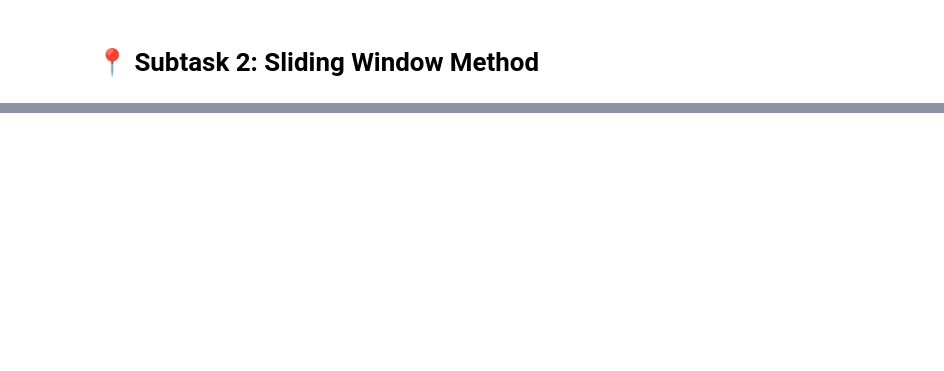
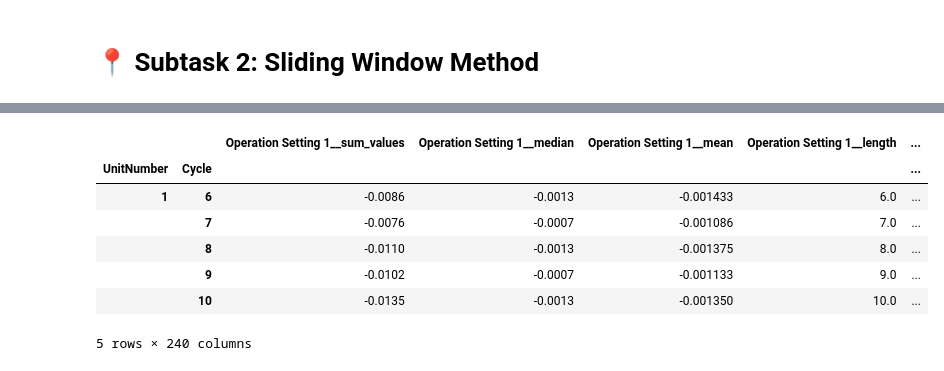
Before and after one commit to nina-prog/damage-propagation-modeling, a Jupyter notebook: notebooks/060524_nina_sliding_window.ipynb, the cells around one changed output, grey strips where cells are left out. Cells and saved outputs as stored; diff of their text form; code cells hidden in the pictures; blank space fills up the shorter version.

```diff
--- a/notebooks/060524_nina_sliding_window.ipynb
+++ b/notebooks/060524_nina_sliding_window.ipynb
@@ -65,0 +83,4 @@ Findings:
+# %%
+%%time
+# generate rolling windows
+train_data_rolled = roll_time_series(train_data, column_id="UnitNumber", column_sort="Cycle", max_timeshift=MAX_K, min_timeshift=MIN_K)
@@ -65,0 +174,9 @@ Findings:
+# %%
+%%time
+# extract features - tsfresh
+X = extract_features(train_data_rolled.drop(["UnitNumber"], axis=1),
+                     column_id="id", column_sort="Cycle",
+                     default_fc_parameters=MinimalFCParameters(),
+                     impute_function=impute, show_warnings=False)
+# add index names
+X.index = X.index.rename(["UnitNumber", "Cycle"])
@@ -65,0 +186,11 @@ Findings:
+# %%
+X.head(5)
+# %% [output]
+|  |  | Operation Setting 1__sum_values | Operation Setting 1__median | Operation Setting 1__mean | Operation Setting 1__length | ... |
+| UnitNumber | Cycle |  |  |  |  | ... |
+| 1 | 6 | -0.0086 | -0.0013 | -0.001433 | 6.0 | ... |
+|  | 7 | -0.0076 | -0.0007 | -0.001086 | 7.0 | ... |
+|  | 8 | -0.0110 | -0.0013 | -0.001375 | 8.0 | ... |
+|  | 9 | -0.0102 | -0.0007 | -0.001133 | 9.0 | ... |
+|  | 10 | -0.0135 | -0.0013 | -0.001350 | 10.0 | ... |
+5 rows × 240 columns
```
Also changed, not shown: parts of 53 cells of this notebook, 6 other files.
